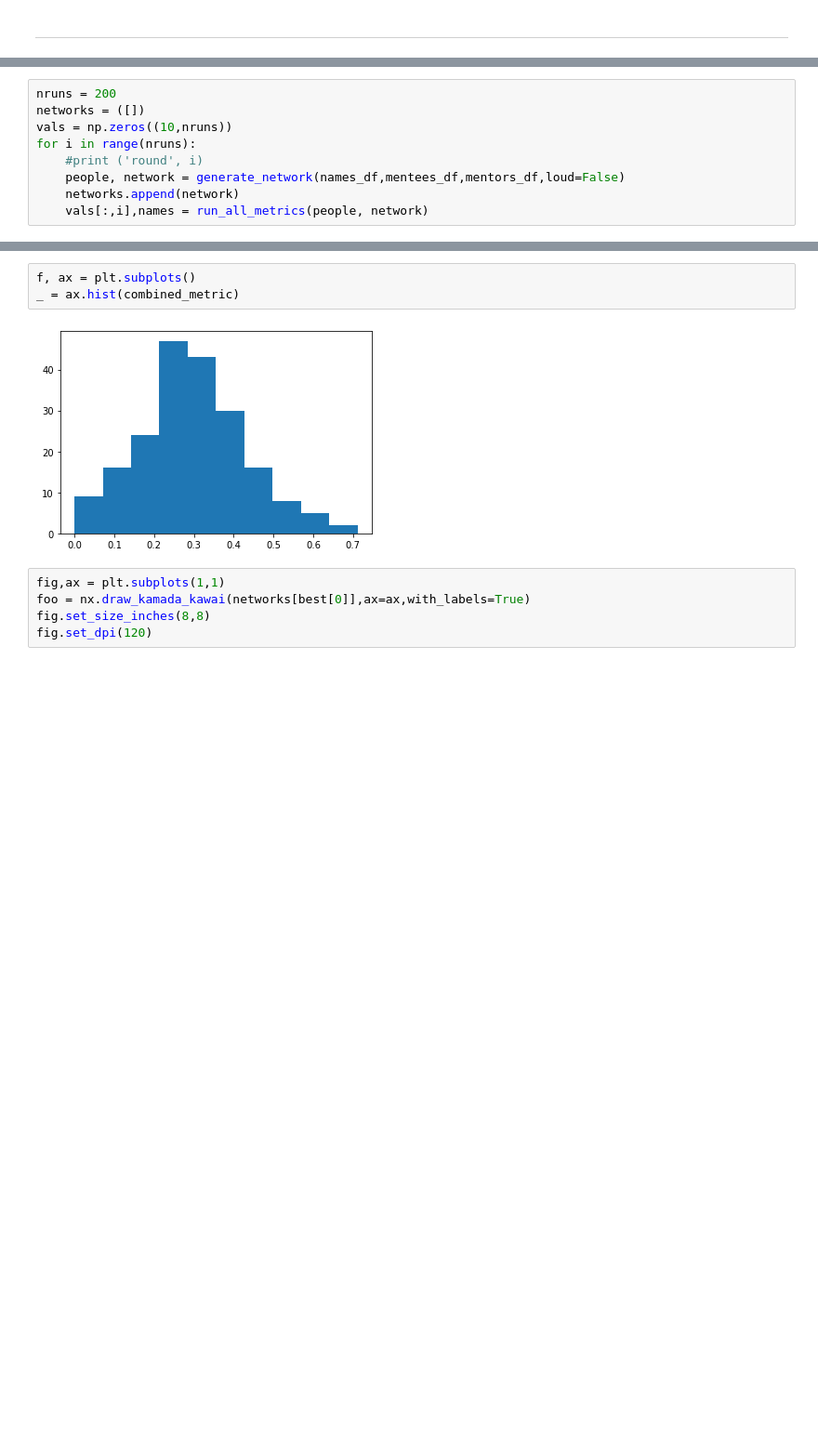
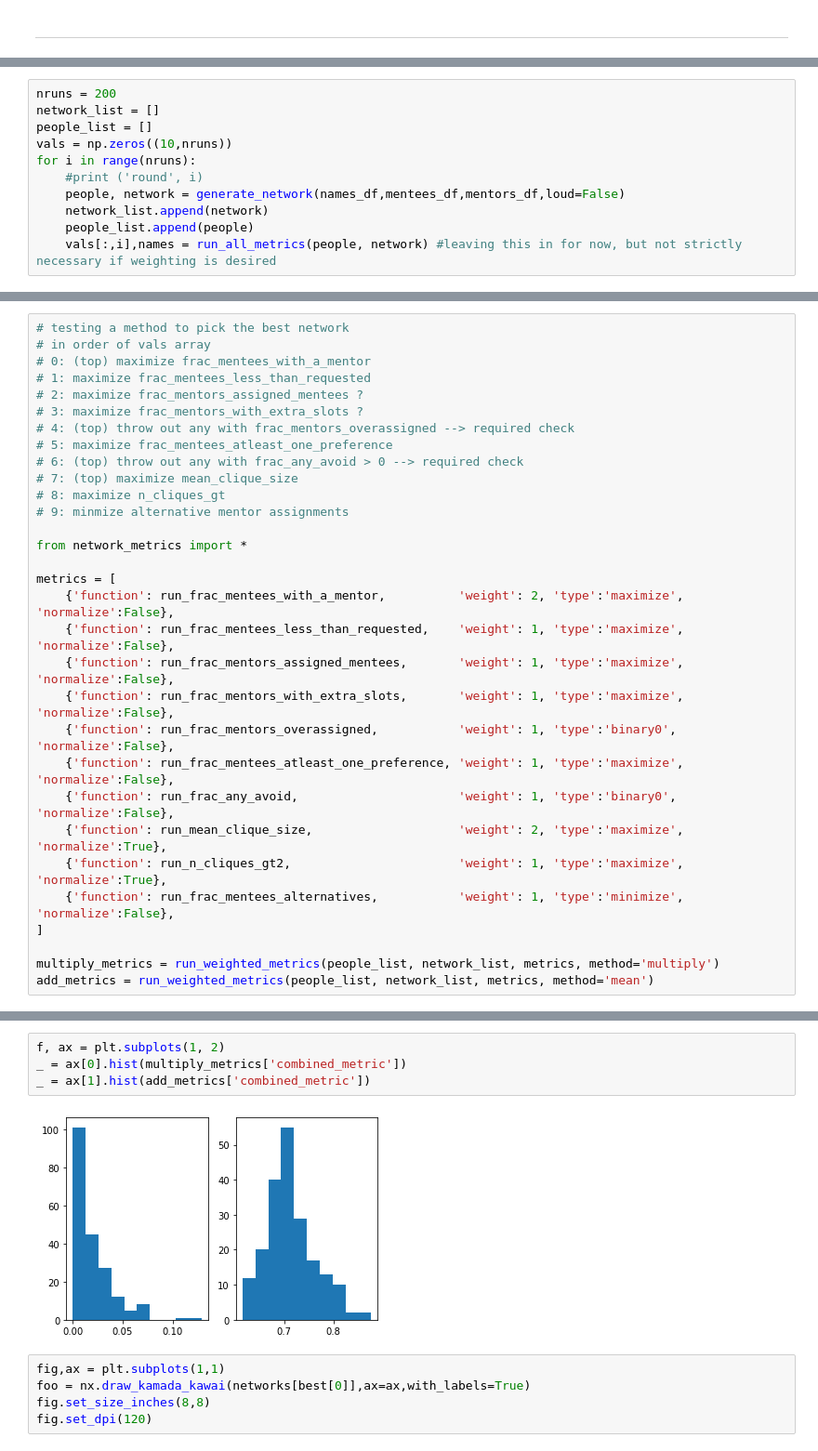
Before and after one commit to CIERA-Northwestern/JEDI_ext_mentorship, a Jupyter notebook: MentorMatching.ipynb, the cells around one changed output, grey strips where cells are left out. Shown at 93% size. Saved outputs shown, nothing was run; the diff lists cells and outputs as text; blank space fills up the shorter version.

Commit message:
created function to combined metrics, and a pipeline function to run the full model

```diff
--- a/MentorMatching.ipynb
+++ b/MentorMatching.ipynb
@@ -62,9 +62,11 @@ from network_metrics import run_all_metrics
 # %%
 nruns = 200
-networks = ([])
+network_list = []
+people_list = []
 vals = np.zeros((10,nruns))
 for i in range(nruns):
     #print ('round', i)
     people, network = generate_network(names_df,mentees_df,mentors_df,loud=False)
-    networks.append(network)
-    vals[:,i],names = run_all_metrics(people, network)
+    network_list.append(network)
+    people_list.append(people)
+    vals[:,i],names = run_all_metrics(people, network) #leaving this in for now, but not strictly necessary if weighting is desired
@@ -121,0 +151,31 @@ N with combined_metric > 0.7 1
+# %%
+# testing a method to pick the best network
+# in order of vals array
+# 0: (top) maximize frac_mentees_with_a_mentor
+# 1: maximize frac_mentees_less_than_requested
+# 2: maximize frac_mentors_assigned_mentees ?
+# 3: maximize frac_mentors_with_extra_slots ?
+# 4: (top) throw out any with frac_mentors_overassigned --> required check
+# 5: maximize frac_mentees_atleast_one_preference
+# 6: (top) throw out any with frac_any_avoid > 0 --> required check
+# 7: (top) maximize mean_clique_size
+# 8: maximize n_cliques_gt
+# 9: minmize alternative mentor assignments
+
+from network_metrics import *
+
+metrics = [
+    {'function': run_frac_mentees_with_a_mentor,          'weight': 2, 'type':'maximize', 'normalize':False},
+    {'function': run_frac_mentees_less_than_requested,    'weight': 1, 'type':'maximize', 'normalize':False},
+    {'function': run_frac_mentors_assigned_mentees,       'weight': 1, 'type':'maximize', 'normalize':False},
+    {'function': run_frac_mentors_with_extra_slots,       'weight': 1, 'type':'maximize', 'normalize':False},
+    {'function': run_frac_mentors_overassigned,           'weight': 1, 'type':'binary0',  'normalize':False},
+    {'function': run_frac_mentees_atleast_one_preference, 'weight': 1, 'type':'maximize', 'normalize':False},
+    {'function': run_frac_any_avoid,                      'weight': 1, 'type':'binary0',  'normalize':False},
+    {'function': run_mean_clique_size,                    'weight': 2, 'type':'maximize', 'normalize':True},
+    {'function': run_n_cliques_gt2,                       'weight': 1, 'type':'maximize', 'normalize':True},
+    {'function': run_frac_mentees_alternatives,           'weight': 1, 'type':'minimize', 'normalize':False},
+]
+
+multiply_metrics = run_weighted_metrics(people_list, network_list, metrics, method='multiply')
+add_metrics = run_weighted_metrics(people_list, network_list, metrics, method='mean')
@@ -122,8 +193,9 @@ N with combined_metric > 0.7 1
 # %%
-f, ax = plt.subplots()
-_ = ax.hist(combined_metric)
+f, ax = plt.subplots(1, 2)
+_ = ax[0].hist(multiply_metrics['combined_metric'])
+_ = ax[1].hist(add_metrics['combined_metric'])
 # %% [output]
-[figure, old version]
+[figure, new version]
 # %%
 fig,ax = plt.subplots(1,1)
 foo = nx.draw_kamada_kawai(networks[best[0]],ax=ax,with_labels=True)
```
Also changed, not shown: parts of 10 cells of this notebook, 2 other files.
